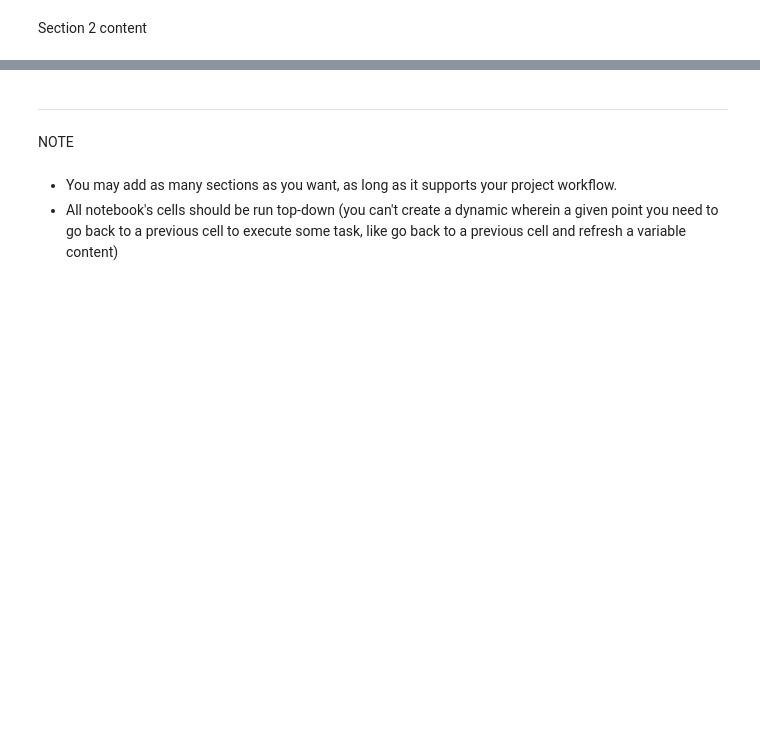
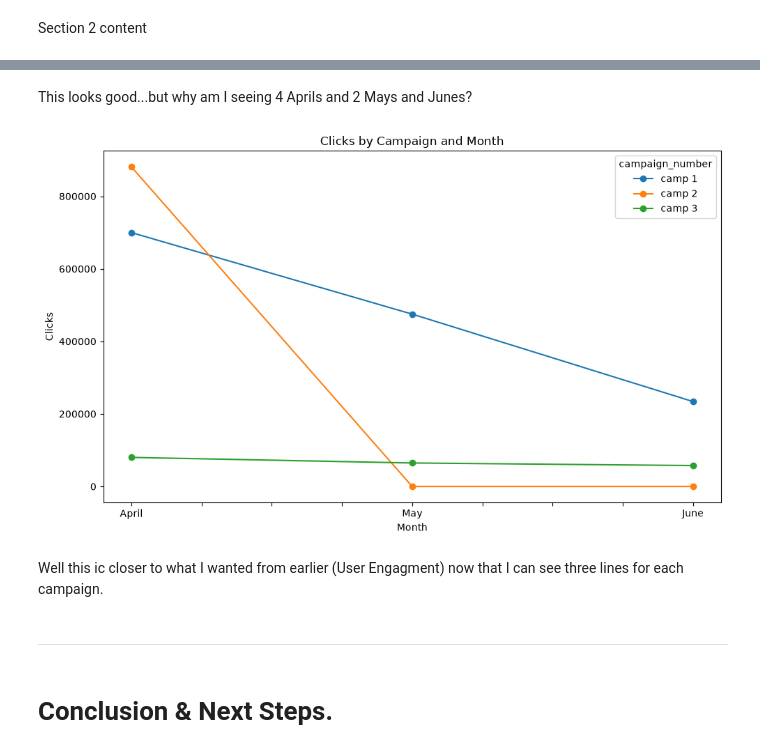
Before and after one commit to Oliver-code26/Unit1_Resub_Digital_Marketing, a Jupyter notebook: jupyter_notebooks/Notebook.ipynb, the cells around one changed output, grey strips where cells are left out. Saved outputs shown, nothing was run; the diff lists cells and outputs as text; code cells hidden in the pictures; blank space fills up the shorter version.

Commit message:
updated readme, csv and notebook

```diff
--- a/jupyter_notebooks/Notebook.ipynb
+++ b/jupyter_notebooks/Notebook.ipynb
@@ -59,0 +110,9 @@ Section 2 content
+# %%
+# Save and read the cleaned performance data
+clean_csv_file = os.path.join(os.path.dirname(csv_file), "clean_performance.csv")
+df_cleaned.to_csv(clean_csv_file, index=False)
+
+df_clean = pd.read_csv(clean_csv_file)
+df_clean.head()
+show_clean = df_clean.head()
+show_clean
@@ -60,8 +251,36 @@ Section 2 content
+# %% [markdown]
+This looks good...but why am I seeing 4 Aprils and 2 Mays and Junes?
+# %%
+# generate a line chart of clicks for each campaign by month
+df_line_chart = (
+	df_clean[df_clean['month'].isin(month_order)]
+	.groupby(['month', 'campaign_number'], as_index=False)['clicks']
+	.sum()
+)
+
+clicks_by_month = (
+	df_line_chart
+	.pivot(index='month', columns='campaign_number', values='clicks')
+	.reindex(month_order)
+	.fillna(0)
+)
+
+clicks_by_month.plot(
+	marker='o',
+	figsize=(10, 6),
+	title='Clicks by Campaign and Month'
+)
+
+plt.xlabel('Month')
+plt.ylabel('Clicks')
+plt.tight_layout()
+plt.show()
+# %% [output]
+[figure, added]
+# %% [markdown]
+Well this ic closer to what I wanted from earlier (User Engagment) now that I can see three lines for each campaign.
 # %% [markdown]
 ---
-# %% [markdown]
-NOTE
-# %% [markdown]
-* You may add as many sections as you want, as long as it supports your project workflow.
-* All notebook's cells should be run top-down (you can't create a dynamic wherein a given point you need to go back to a previous cell to execute some task, like go back to a previous cell and refresh a variable content)
+# %% [markdown]
+# Conclusion & Next Steps.
 # %% [markdown]
```
Also changed, not shown: parts of 18 cells of this notebook, 2 other files.
